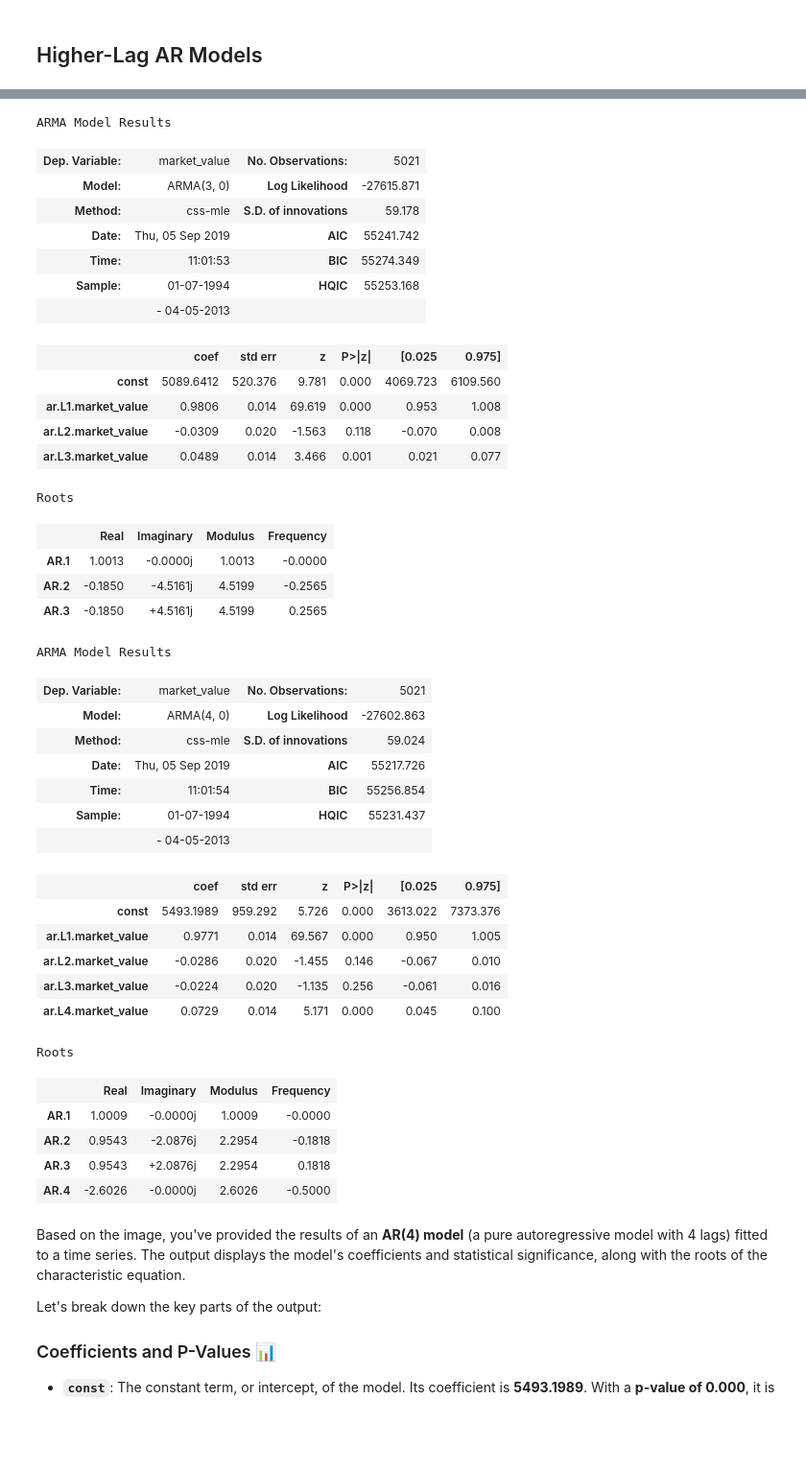
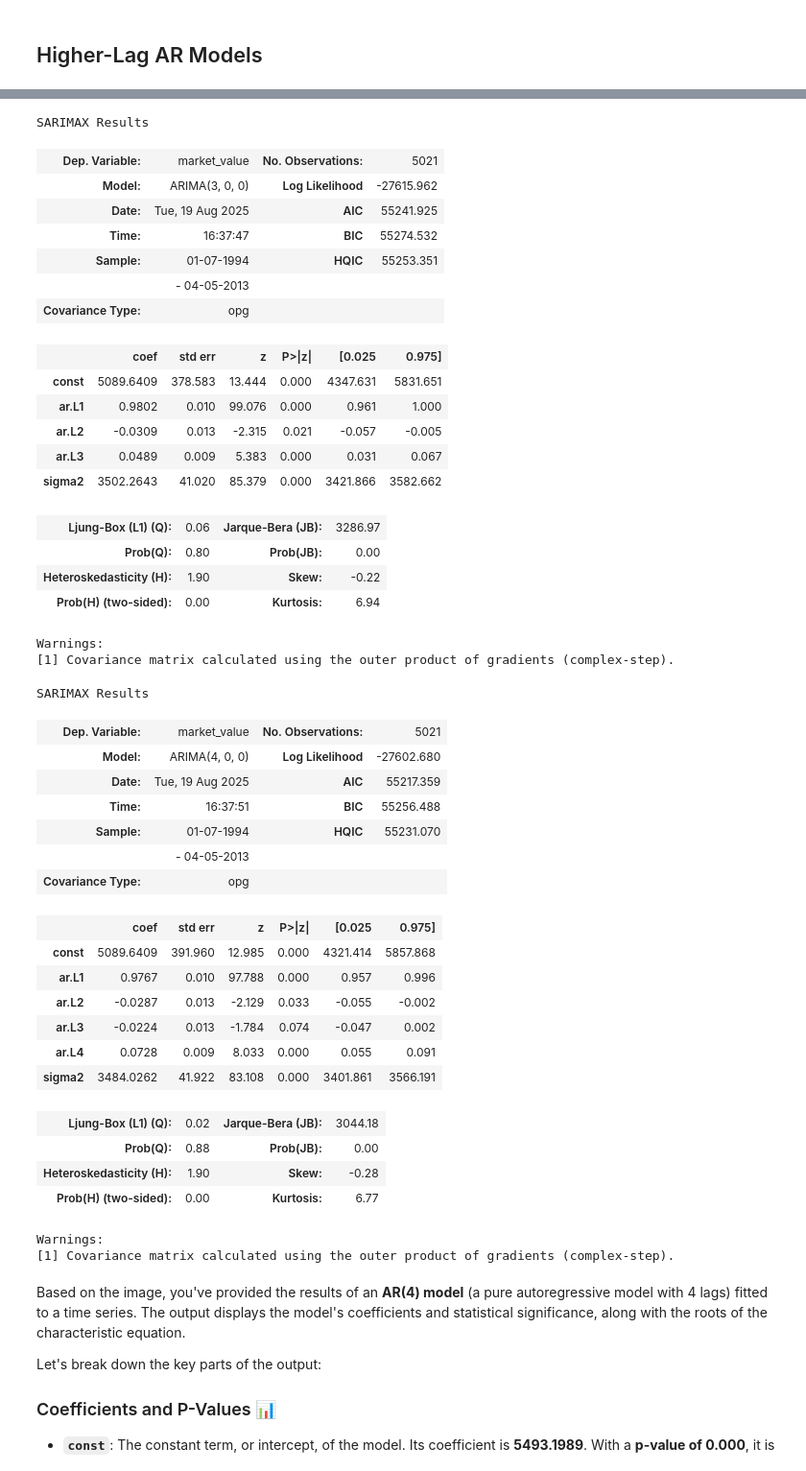
Before and after one commit to drpetros11111/TS_UD_Tr, a Jupyter notebook: Section_7_(Prices)_The_AR_Model_Completed_.ipynb, the cells around one changed output, grey strips where cells are left out. Shown: that part at 96% size. Drawn from its saved outputs; the diff is of its cells as text; code cells hidden in the pictures; blank space fills up the shorter version.

```diff
--- a/Section_7_(Prices)_The_AR_Model_Completed_.ipynb
+++ b/Section_7_(Prices)_The_AR_Model_Completed_.ipynb
@@ -74,7 +74,7 @@ This line applies Seaborn's default aesthetic settings to the plots, making them
 # %% [markdown]
 ## Importing the Data and Pre-processing
 # %%
-raw_csv_data = pd.read_csv("Index2018.csv")
+raw_csv_data = pd.read_csv("/content/Index2018.csv")
 df_comp=raw_csv_data.copy()
 df_comp.date = pd.to_datetime(df_comp.date, dayfirst = True)
 df_comp.set_index("date", inplace=True)
@@ -383,51 +390,54 @@ Roots
 # %%
-model_ar_3 = ARMA(df.market_value, order=(3,0))
+model_ar_3 = ARIMA(df.market_value, order=(3,0,0)) # Changed from ARMA to ARIMA and added integrated order
 results_ar_3 = model_ar_3.fit()
 results_ar_3.summary()
 # %% [output]
-ARMA Model Results
+SARIMAX Results
 | Dep. Variable: | market_value | No. Observations: | 5021 |
-| Model: | ARMA(3, 0) | Log Likelihood | -27615.871 |
-| Method: | css-mle | S.D. of innovations | 59.178 |
-| Date: | Thu, 05 Sep 2019 | AIC | 55241.742 |
-| Time: | 11:01:53 | BIC | 55274.349 |
-| Sample: | 01-07-1994 | HQIC | 55253.168 |
+| Model: | ARIMA(3, 0, 0) | Log Likelihood | -27615.962 |
+| Date: | Tue, 19 Aug 2025 | AIC | 55241.925 |
+| Time: | 16:37:47 | BIC | 55274.532 |
+| Sample: | 01-07-1994 | HQIC | 55253.351 |
 |  | - 04-05-2013 |  |  |
+| Covariance Type: | opg |  |  |
 |  | coef | std err | z | P>|z| | [0.025 | 0.975] |
-| const | 5089.6412 | 520.376 | 9.781 | 0.000 | 4069.723 | 6109.560 |
-| ar.L1.market_value | 0.9806 | 0.014 | 69.619 | 0.000 | 0.953 | 1.008 |
-| ar.L2.market_value | -0.0309 | 0.020 | -1.563 | 0.118 | -0.070 | 0.008 |
-| ar.L3.market_value | 0.0489 | 0.014 | 3.466 | 0.001 | 0.021 | 0.077 |
+| const | 5089.6409 | 378.583 | 13.444 | 0.000 | 4347.631 | 5831.651 |
+| ar.L1 | 0.9802 | 0.010 | 99.076 | 0.000 | 0.961 | 1.000 |
+| ar.L2 | -0.0309 | 0.013 | -2.315 | 0.021 | -0.057 | -0.005 |
+| ar.L3 | 0.0489 | 0.009 | 5.383 | 0.000 | 0.031 | 0.067 |
+| sigma2 | 3502.2643 | 41.020 | 85.379 | 0.000 | 3421.866 | 3582.662 |
+| Ljung-Box (L1) (Q): | 0.06 | Jarque-Bera (JB): | 3286.97 |
+| Prob(Q): | 0.80 | Prob(JB): | 0.00 |
+| Heteroskedasticity (H): | 1.90 | Skew: | -0.22 |
+| Prob(H) (two-sided): | 0.00 | Kurtosis: | 6.94 |
-Roots
+Warnings:
+[1] Covariance matrix calculated using the outer product of gradients (complex-step).
-|  | Real | Imaginary | Modulus | Frequency |
-| AR.1 | 1.0013 | -0.0000j | 1.0013 | -0.0000 |
-| AR.2 | -0.1850 | -4.5161j | 4.5199 | -0.2565 |
-| AR.3 | -0.1850 | +4.5161j | 4.5199 | 0.2565 |
 # %%
-model_ar_4 = ARMA(df.market_value, order=[4,0])
+model_ar_4 = ARIMA(df.market_value, order=(4,0,0)) # Changed from ARMA to ARIMA and added integrated order
 results_ar_4 = model_ar_4.fit()
 results_ar_4.summary()
 # %% [output]
-ARMA Model Results
+SARIMAX Results
 | Dep. Variable: | market_value | No. Observations: | 5021 |
-| Model: | ARMA(4, 0) | Log Likelihood | -27602.863 |
-| Method: | css-mle | S.D. of innovations | 59.024 |
-| Date: | Thu, 05 Sep 2019 | AIC | 55217.726 |
-| Time: | 11:01:54 | BIC | 55256.854 |
-| Sample: | 01-07-1994 | HQIC | 55231.437 |
+| Model: | ARIMA(4, 0, 0) | Log Likelihood | -27602.680 |
+| Date: | Tue, 19 Aug 2025 | AIC | 55217.359 |
+| Time: | 16:37:51 | BIC | 55256.488 |
+| Sample: | 01-07-1994 | HQIC | 55231.070 |
 |  | - 04-05-2013 |  |  |
+| Covariance Type: | opg |  |  |
 |  | coef | std err | z | P>|z| | [0.025 | 0.975] |
-| const | 5493.1989 | 959.292 | 5.726 | 0.000 | 3613.022 | 7373.376 |
-| ar.L1.market_value | 0.9771 | 0.014 | 69.567 | 0.000 | 0.950 | 1.005 |
-| ar.L2.market_value | -0.0286 | 0.020 | -1.455 | 0.146 | -0.067 | 0.010 |
-| ar.L3.market_value | -0.0224 | 0.020 | -1.135 | 0.256 | -0.061 | 0.016 |
-| ar.L4.market_value | 0.0729 | 0.014 | 5.171 | 0.000 | 0.045 | 0.100 |
+| const | 5089.6409 | 391.960 | 12.985 | 0.000 | 4321.414 | 5857.868 |
+| ar.L1 | 0.9767 | 0.010 | 97.788 | 0.000 | 0.957 | 0.996 |
+| ar.L2 | -0.0287 | 0.013 | -2.129 | 0.033 | -0.055 | -0.002 |
+| ar.L3 | -0.0224 | 0.013 | -1.784 | 0.074 | -0.047 | 0.002 |
+| ar.L4 | 0.0728 | 0.009 | 8.033 | 0.000 | 0.055 | 0.091 |
+| sigma2 | 3484.0262 | 41.922 | 83.108 | 0.000 | 3401.861 | 3566.191 |
+| Ljung-Box (L1) (Q): | 0.02 | Jarque-Bera (JB): | 3044.18 |
+| Prob(Q): | 0.88 | Prob(JB): | 0.00 |
+| Heteroskedasticity (H): | 1.90 | Skew: | -0.28 |
+| Prob(H) (two-sided): | 0.00 | Kurtosis: | 6.77 |
-Roots
+Warnings:
+[1] Covariance matrix calculated using the outer product of gradients (complex-step).
-|  | Real | Imaginary | Modulus | Frequency |
-| AR.1 | 1.0009 | -0.0000j | 1.0009 | -0.0000 |
-| AR.2 | 0.9543 | -2.0876j | 2.2954 | -0.1818 |
-| AR.3 | 0.9543 | +2.0876j | 2.2954 | 0.1818 |
-| AR.4 | -2.6026 | -0.0000j | 2.6026 | -0.5000 |
 # %% [markdown]
 Based on the image, you've provided the results of an **AR(4) model** (a pure autoregressive model with 4 lags) fitted to a time series. The output displays the model's coefficients and statistical significance, along with the roots of the characteristic equation.
 
```
Also changed, not shown: parts of 20 cells of this notebook.
